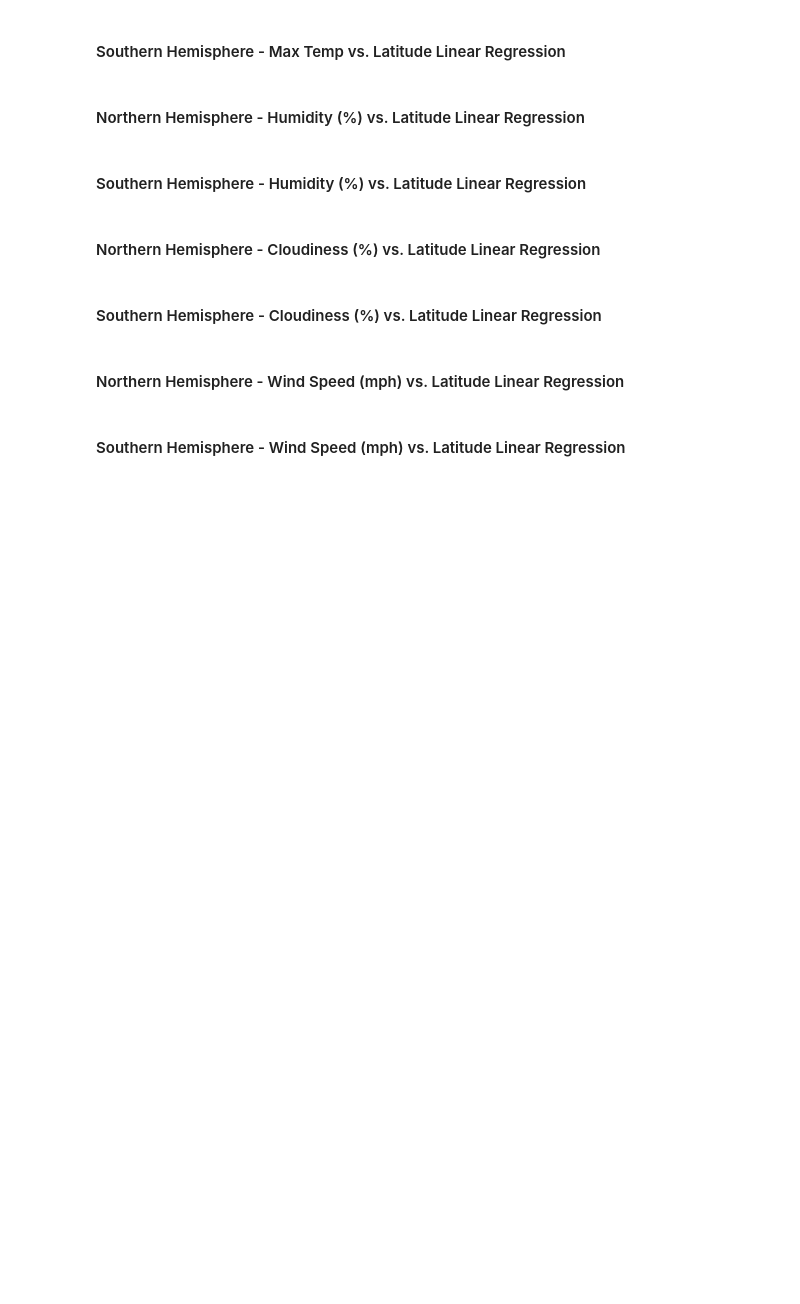
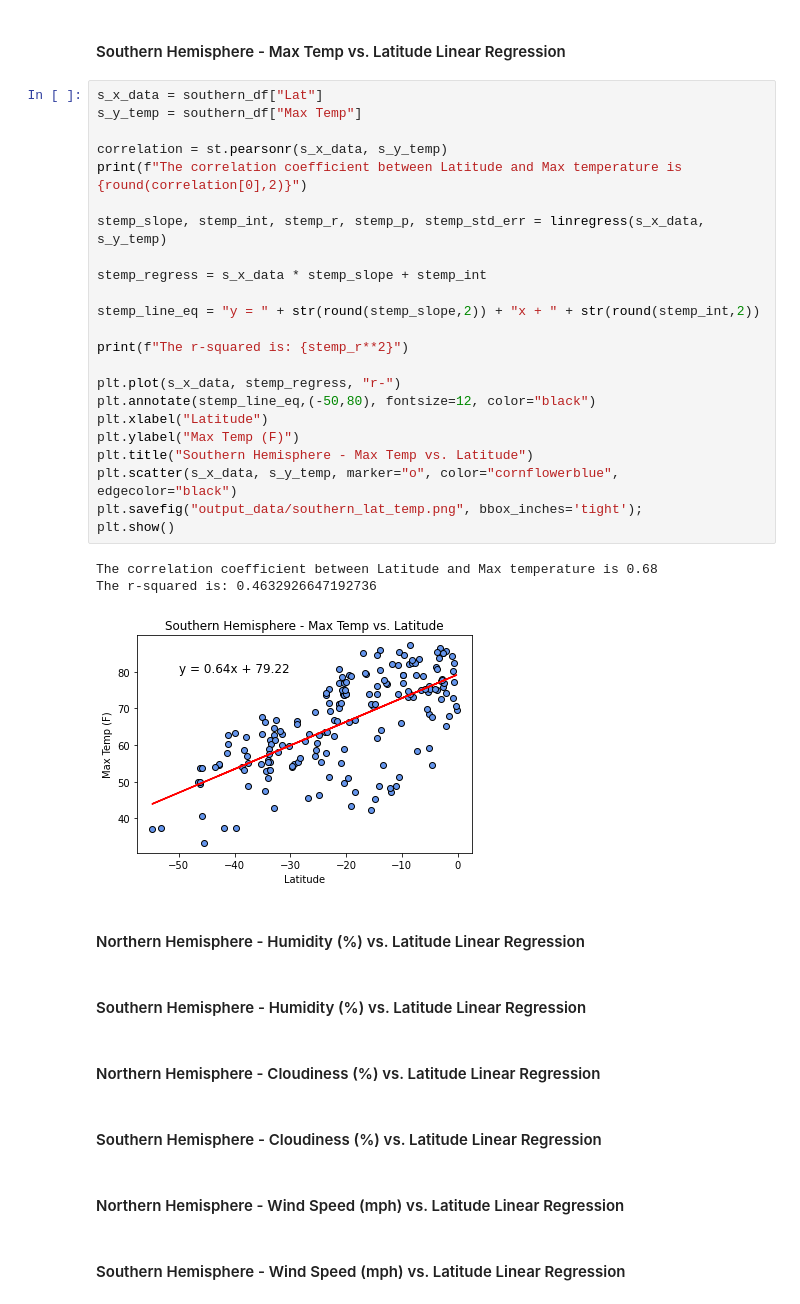
Before and after one commit to LP-116/python-api-challenge, a Jupyter notebook: WeatherPy/WeatherPy.ipynb, the cells around one changed output. Drawn from its saved outputs; the diff is of its cells as text; blank space fills up the shorter version.

```diff
--- a/WeatherPy/WeatherPy.ipynb
+++ b/WeatherPy/WeatherPy.ipynb
@@ -334,5 +363,32 @@ southern_df
 # %% [markdown]
 ####  Southern Hemisphere - Max Temp vs. Latitude Linear Regression
+# %%
+s_x_data = southern_df["Lat"]
+s_y_temp = southern_df["Max Temp"]
+
+correlation = st.pearsonr(s_x_data, s_y_temp)
+print(f"The correlation coefficient between Latitude and Max temperature is {round(correlation[0],2)}")
+
+stemp_slope, stemp_int, stemp_r, stemp_p, stemp_std_err = linregress(s_x_data, s_y_temp)
+
+stemp_regress = s_x_data * stemp_slope + stemp_int
+
+stemp_line_eq = "y = " + str(round(stemp_slope,2)) + "x + " + str(round(stemp_int,2))
+
+print(f"The r-squared is: {stemp_r**2}")
+
+plt.plot(s_x_data, stemp_regress, "r-")
+plt.annotate(stemp_line_eq,(-50,80), fontsize=12, color="black")
+plt.xlabel("Latitude")
+plt.ylabel("Max Temp (F)")
+plt.title("Southern Hemisphere - Max Temp vs. Latitude")
+plt.scatter(s_x_data, s_y_temp, marker="o", color="cornflowerblue", edgecolor="black")
+plt.savefig("output_data/southern_lat_temp.png", bbox_inches='tight');
+plt.show()
+# %% [output]
+The correlation coefficient between Latitude and Max temperature is 0.68
+The r-squared is: 0.4632926647192736
+[figure, added]
 # %% [markdown]
 ####  Northern Hemisphere - Humidity (%) vs. Latitude Linear Regression
 # %% [markdown]
```
Also changed, not shown: parts of 2 cells of this notebook, 3 other files.
